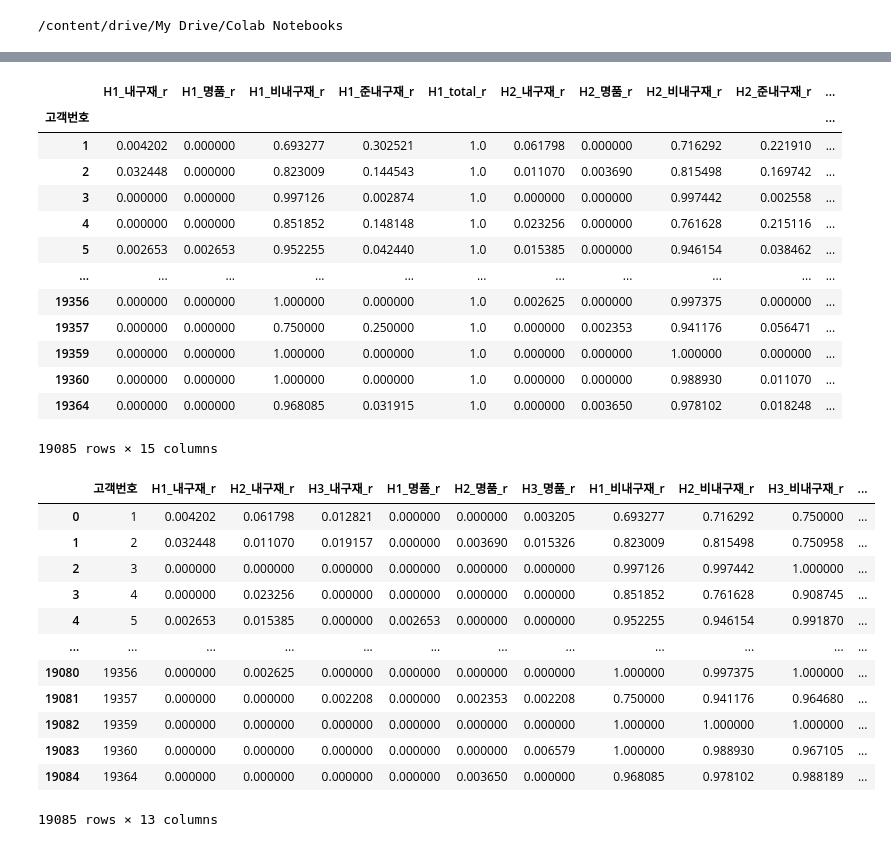
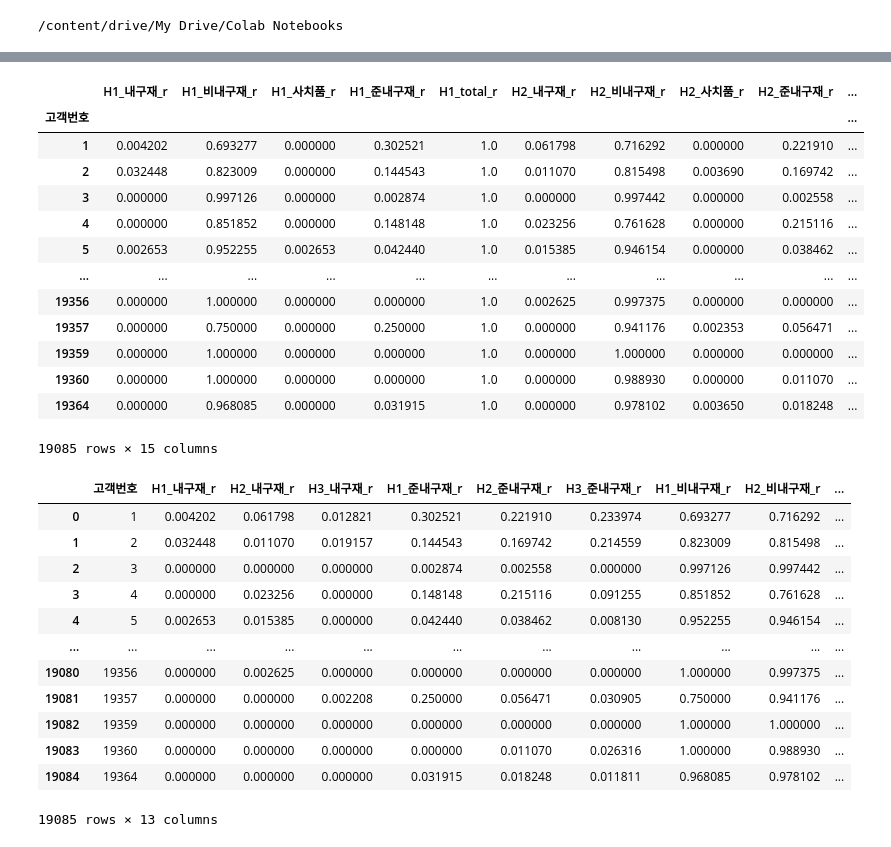
Before and after one commit to kikiru328/enterprise_analysis, a Jupyter notebook: New_clf_ratio.ipynb, the cells around one changed output, grey strips where cells are left out. Cells and saved outputs as stored; diff of their text form; code cells hidden in the pictures.

```diff
--- a/New_clf_ratio.ipynb
+++ b/New_clf_ratio.ipynb
@@ -82,7 +70,7 @@ def ratio(df):
   A['total'] = A.sum(axis=1).astype(int)
   for i in Li:
     A[f"{i}_r"] = A[i] / A['total']
-  B = A.drop(['내구재','명품','비내구재','준내구재','total'],axis=1)
+  B = A.drop(['내구재','사치품','비내구재','준내구재','total'],axis=1)
   B['total_r'] = B.sum(axis=1)
   return B
 # %%
@@ -173,15 +161,12 @@ train
 
 train = train[['H1_내구재_r',
  'H2_내구재_r',
-
- 'H1_명품_r',
- 'H2_명품_r',
-
- 'H1_비내구재_r',
- 'H2_비내구재_r',
-
  'H1_준내구재_r',
  'H2_준내구재_r',
+  'H1_비내구재_r',
+ 'H2_비내구재_r',
+ 'H1_사치품_r',
+ 'H2_사치품_r',
 ]]
 # trainList
 # %%
@@ -214,61 +199,58 @@ test = new_test_df(H1,H2,H3)
 # %%
 test
 # %% [output]
-|  | H1_내구재_r | H1_명품_r | H1_비내구재_r | H1_준내구재_r | H1_total_r | H2_내구재_r | H2_명품_r | H2_비내구재_r | H2_준내구재_r | ... |
+|  | H1_내구재_r | H1_비내구재_r | H1_사치품_r | H1_준내구재_r | H1_total_r | H2_내구재_r | H2_비내구재_r | H2_사치품_r | H2_준내구재_r | ... |
 | 고객번호 |  |  |  |  |  |  |  |  |  | ... |
-| 1 | 0.004202 | 0.000000 | 0.693277 | 0.302521 | 1.0 | 0.061798 | 0.000000 | 0.716292 | 0.221910 | ... |
-| 2 | 0.032448 | 0.000000 | 0.823009 | 0.144543 | 1.0 | 0.011070 | 0.003690 | 0.815498 | 0.169742 | ... |
-| 3 | 0.000000 | 0.000000 | 0.997126 | 0.002874 | 1.0 | 0.000000 | 0.000000 | 0.997442 | 0.002558 | ... |
-| 4 | 0.000000 | 0.000000 | 0.851852 | 0.148148 | 1.0 | 0.023256 | 0.000000 | 0.761628 | 0.215116 | ... |
-| 5 | 0.002653 | 0.002653 | 0.952255 | 0.042440 | 1.0 | 0.015385 | 0.000000 | 0.946154 | 0.038462 | ... |
+| 1 | 0.004202 | 0.693277 | 0.000000 | 0.302521 | 1.0 | 0.061798 | 0.716292 | 0.000000 | 0.221910 | ... |
+| 2 | 0.032448 | 0.823009 | 0.000000 | 0.144543 | 1.0 | 0.011070 | 0.815498 | 0.003690 | 0.169742 | ... |
+| 3 | 0.000000 | 0.997126 | 0.000000 | 0.002874 | 1.0 | 0.000000 | 0.997442 | 0.000000 | 0.002558 | ... |
+| 4 | 0.000000 | 0.851852 | 0.000000 | 0.148148 | 1.0 | 0.023256 | 0.761628 | 0.000000 | 0.215116 | ... |
+| 5 | 0.002653 | 0.952255 | 0.002653 | 0.042440 | 1.0 | 0.015385 | 0.946154 | 0.000000 | 0.038462 | ... |
 | ... | ... | ... | ... | ... | ... | ... | ... | ... | ... | ... |
-| 19356 | 0.000000 | 0.000000 | 1.000000 | 0.000000 | 1.0 | 0.002625 | 0.000000 | 0.997375 | 0.000000 | ... |
-| 19357 | 0.000000 | 0.000000 | 0.750000 | 0.250000 | 1.0 | 0.000000 | 0.002353 | 0.941176 | 0.056471 | ... |
-| 19359 | 0.000000 | 0.000000 | 1.000000 | 0.000000 | 1.0 | 0.000000 | 0.000000 | 1.000000 | 0.000000 | ... |
-| 19360 | 0.000000 | 0.000000 | 1.000000 | 0.000000 | 1.0 | 0.000000 | 0.000000 | 0.988930 | 0.011070 | ... |
-| 19364 | 0.000000 | 0.000000 | 0.968085 | 0.031915 | 1.0 | 0.000000 | 0.003650 | 0.978102 | 0.018248 | ... |
+| 19356 | 0.000000 | 1.000000 | 0.000000 | 0.000000 | 1.0 | 0.002625 | 0.997375 | 0.000000 | 0.000000 | ... |
+| 19357 | 0.000000 | 0.750000 | 0.000000 | 0.250000 | 1.0 | 0.000000 | 0.941176 | 0.002353 | 0.056471 | ... |
+| 19359 | 0.000000 | 1.000000 | 0.000000 | 0.000000 | 1.0 | 0.000000 | 1.000000 | 0.000000 | 0.000000 | ... |
+| 19360 | 0.000000 | 1.000000 | 0.000000 | 0.000000 | 1.0 | 0.000000 | 0.988930 | 0.000000 | 0.011070 | ... |
+| 19364 | 0.000000 | 0.968085 | 0.000000 | 0.031915 | 1.0 | 0.000000 | 0.978102 | 0.003650 | 0.018248 | ... |
 19085 rows × 15 columns
 # %%
 # testlist = ['H1','H2','H3','H4']
 # c_li = list(H1_r.columns)
 
 # testList = []
 # for col in c_li:
 #   for h in testlist:
 #     testList.append(f'{h}_{col}')
 # test = test[testList]
 
 test = test[['H1_내구재_r',
  'H2_내구재_r',
  'H3_내구재_r',
-
- 'H1_명품_r',
- 'H2_명품_r',
- 'H3_명품_r',
-
+ 'H1_준내구재_r',
+ 'H2_준내구재_r',
+ 'H3_준내구재_r',
  'H1_비내구재_r',
  'H2_비내구재_r',
  'H3_비내구재_r',
-
- 'H1_준내구재_r',
- 'H2_준내구재_r',
- 'H3_준내구재_r',
+ 'H1_사치품_r',
+ 'H2_사치품_r',
+ 'H3_사치품_r'
 ]]
 test = test.reset_index()
 test
 # %% [output]
-|  | 고객번호 | H1_내구재_r | H2_내구재_r | H3_내구재_r | H1_명품_r | H2_명품_r | H3_명품_r | H1_비내구재_r | H2_비내구재_r | H3_비내구재_r | ... |
-| 0 | 1 | 0.004202 | 0.061798 | 0.012821 | 0.000000 | 0.000000 | 0.003205 | 0.693277 | 0.716292 | 0.750000 | ... |
-| 1 | 2 | 0.032448 | 0.011070 | 0.019157 | 0.000000 | 0.003690 | 0.015326 | 0.823009 | 0.815498 | 0.750958 | ... |
-| 2 | 3 | 0.000000 | 0.000000 | 0.000000 | 0.000000 | 0.000000 | 0.000000 | 0.997126 | 0.997442 | 1.000000 | ... |
-| 3 | 4 | 0.000000 | 0.023256 | 0.000000 | 0.000000 | 0.000000 | 0.000000 | 0.851852 | 0.761628 | 0.908745 | ... |
-| 4 | 5 | 0.002653 | 0.015385 | 0.000000 | 0.002653 | 0.000000 | 0.000000 | 0.952255 | 0.946154 | 0.991870 | ... |
-| ... | ... | ... | ... | ... | ... | ... | ... | ... | ... | ... | ... |
-| 19080 | 19356 | 0.000000 | 0.002625 | 0.000000 | 0.000000 | 0.000000 | 0.000000 | 1.000000 | 0.997375 | 1.000000 | ... |
-| 19081 | 19357 | 0.000000 | 0.000000 | 0.002208 | 0.000000 | 0.002353 | 0.002208 | 0.750000 | 0.941176 | 0.964680 | ... |
-| 19082 | 19359 | 0.000000 | 0.000000 | 0.000000 | 0.000000 | 0.000000 | 0.000000 | 1.000000 | 1.000000 | 1.000000 | ... |
-| 19083 | 19360 | 0.000000 | 0.000000 | 0.000000 | 0.000000 | 0.000000 | 0.006579 | 1.000000 | 0.988930 | 0.967105 | ... |
-| 19084 | 19364 | 0.000000 | 0.000000 | 0.000000 | 0.000000 | 0.003650 | 0.000000 | 0.968085 | 0.978102 | 0.988189 | ... |
+|  | 고객번호 | H1_내구재_r | H2_내구재_r | H3_내구재_r | H1_준내구재_r | H2_준내구재_r | H3_준내구재_r | H1_비내구재_r | H2_비내구재_r | ... |
+| 0 | 1 | 0.004202 | 0.061798 | 0.012821 | 0.302521 | 0.221910 | 0.233974 | 0.693277 | 0.716292 | ... |
+| 1 | 2 | 0.032448 | 0.011070 | 0.019157 | 0.144543 | 0.169742 | 0.214559 | 0.823009 | 0.815498 | ... |
+| 2 | 3 | 0.000000 | 0.000000 | 0.000000 | 0.002874 | 0.002558 | 0.000000 | 0.997126 | 0.997442 | ... |
+| 3 | 4 | 0.000000 | 0.023256 | 0.000000 | 0.148148 | 0.215116 | 0.091255 | 0.851852 | 0.761628 | ... |
+| 4 | 5 | 0.002653 | 0.015385 | 0.000000 | 0.042440 | 0.038462 | 0.008130 | 0.952255 | 0.946154 | ... |
+| ... | ... | ... | ... | ... | ... | ... | ... | ... | ... | ... |
+| 19080 | 19356 | 0.000000 | 0.002625 | 0.000000 | 0.000000 | 0.000000 | 0.000000 | 1.000000 | 0.997375 | ... |
+| 19081 | 19357 | 0.000000 | 0.000000 | 0.002208 | 0.250000 | 0.056471 | 0.030905 | 0.750000 | 0.941176 | ... |
+| 19082 | 19359 | 0.000000 | 0.000000 | 0.000000 | 0.000000 | 0.000000 | 0.000000 | 1.000000 | 1.000000 | ... |
+| 19083 | 19360 | 0.000000 | 0.000000 | 0.000000 | 0.000000 | 0.011070 | 0.026316 | 1.000000 | 0.988930 | ... |
+| 19084 | 19364 | 0.000000 | 0.000000 | 0.000000 | 0.031915 | 0.018248 | 0.011811 | 0.968085 | 0.978102 | ... |
 19085 rows × 13 columns
 # %%
 with open('/content/drive/MyDrive/공유문서/1차 프로젝트/5조/1012발표도못하고수정/10월14일이후 새로추가/test/new_ratio.pkl','wb') as test_save:
```
Also changed, not shown: parts of 6 cells of this notebook.
